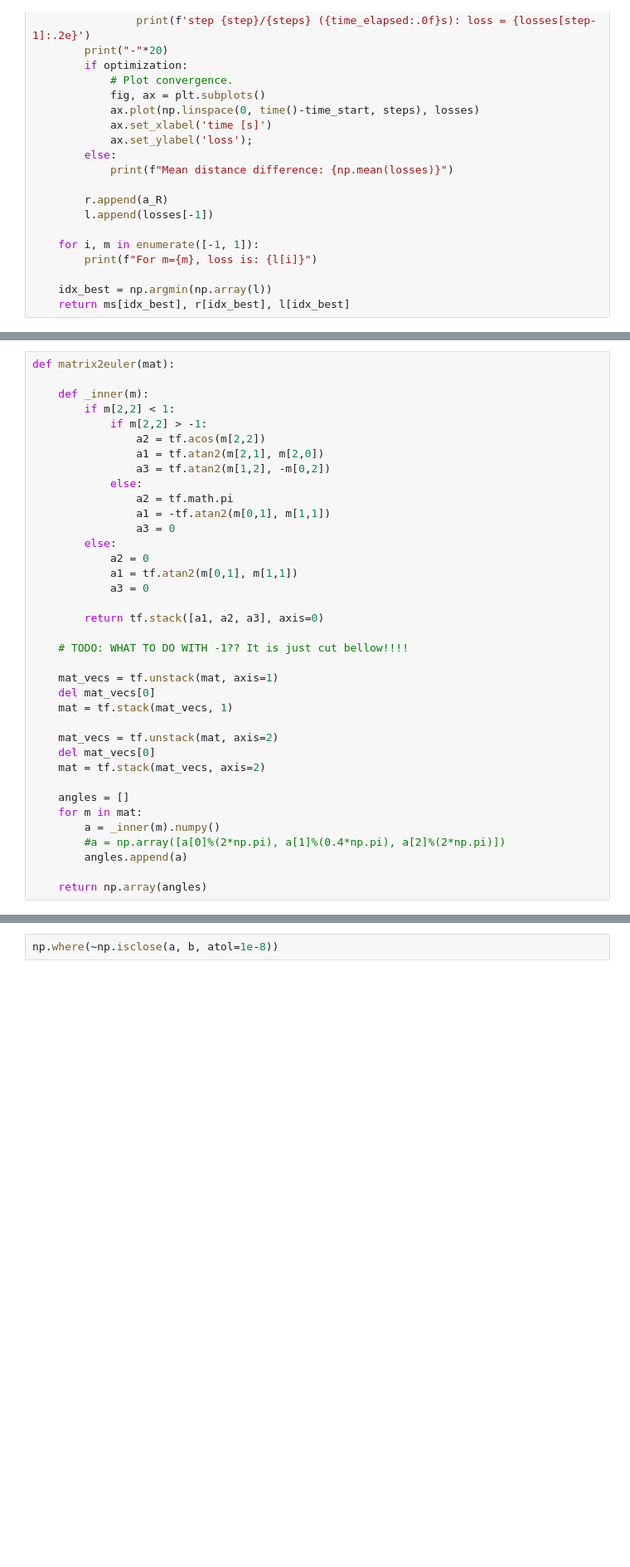
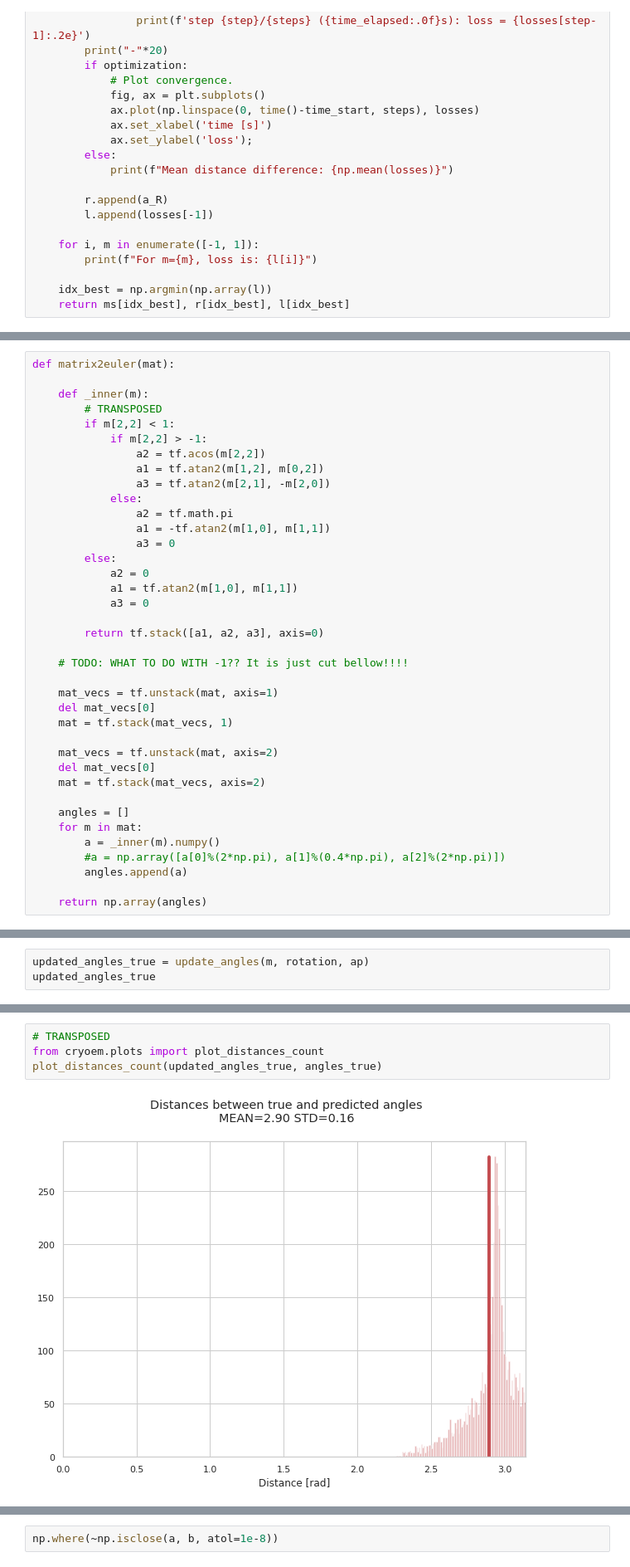
Before and after one commit to JelenaBanjac/protein-reconstruction, a Jupyter notebook: notebooks/1-phase1/angle_alignment_RotMatrices.ipynb, the cells around one changed output, grey strips where cells are left out. Shown at 83% size. Saved outputs shown, nothing was run; the diff lists cells and outputs as text; blank space fills up the shorter version.

```diff
--- a/notebooks/1-phase1/angle_alignment_RotMatrices.ipynb
+++ b/notebooks/1-phase1/angle_alignment_RotMatrices.ipynb
@@ -297,18 +327,19 @@ m, rotation, loss
 def matrix2euler(mat):
 
     def _inner(m):
+        # TRANSPOSED
         if m[2,2] < 1:
             if m[2,2] > -1:
                 a2 = tf.acos(m[2,2])
-                a1 = tf.atan2(m[2,1], m[2,0])
-                a3 = tf.atan2(m[1,2], -m[0,2])
+                a1 = tf.atan2(m[1,2], m[0,2])
+                a3 = tf.atan2(m[2,1], -m[2,0])
             else:
                 a2 = tf.math.pi
-                a1 = -tf.atan2(m[0,1], m[1,1])
+                a1 = -tf.atan2(m[1,0], m[1,1])
                 a3 = 0
         else:
             a2 = 0
-            a1 = tf.atan2(m[0,1], m[1,1])
+            a1 = tf.atan2(m[1,0], m[1,1])
             a3 = 0
 
         return tf.stack([a1, a2, a3], axis=0)
@@ -354,2 +383,5 @@ def update_angles(m, a_R, a_predicted):
 
     return matrix2euler(second)
+# %%
+updated_angles_true = update_angles(m, rotation, ap)
+updated_angles_true
@@ -355,0 +396,6 @@ def update_angles(m, a_R, a_predicted):
+# %%
+# TRANSPOSED
+from cryoem.plots import plot_distances_count
+plot_distances_count(updated_angles_true, angles_true)
+# %% [output]
+[figure, added]
```
Also changed, not shown: parts of 25 cells of this notebook, 3 other files.
